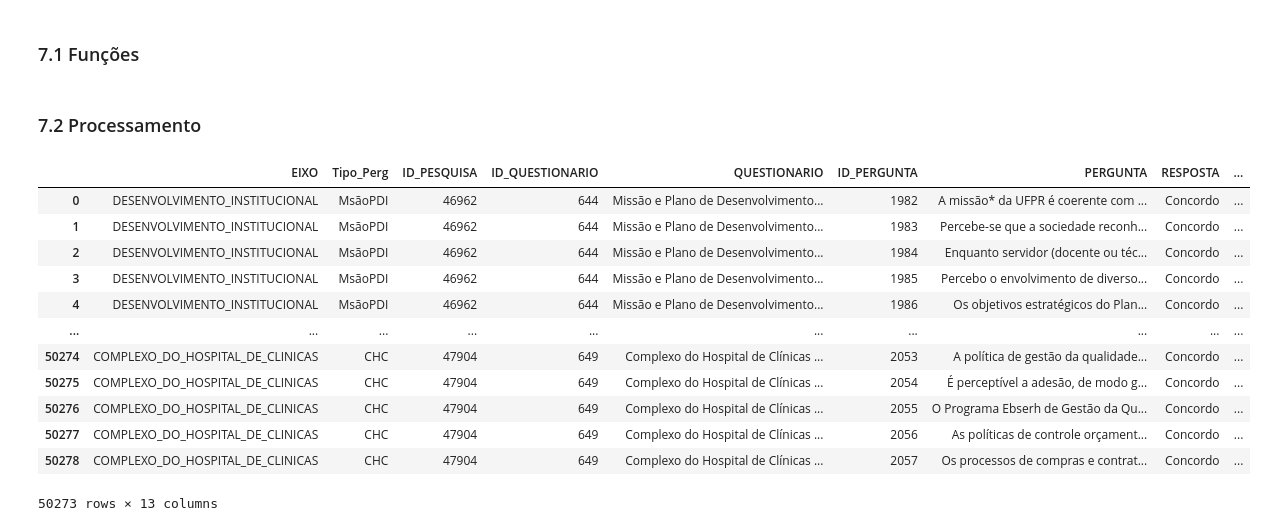
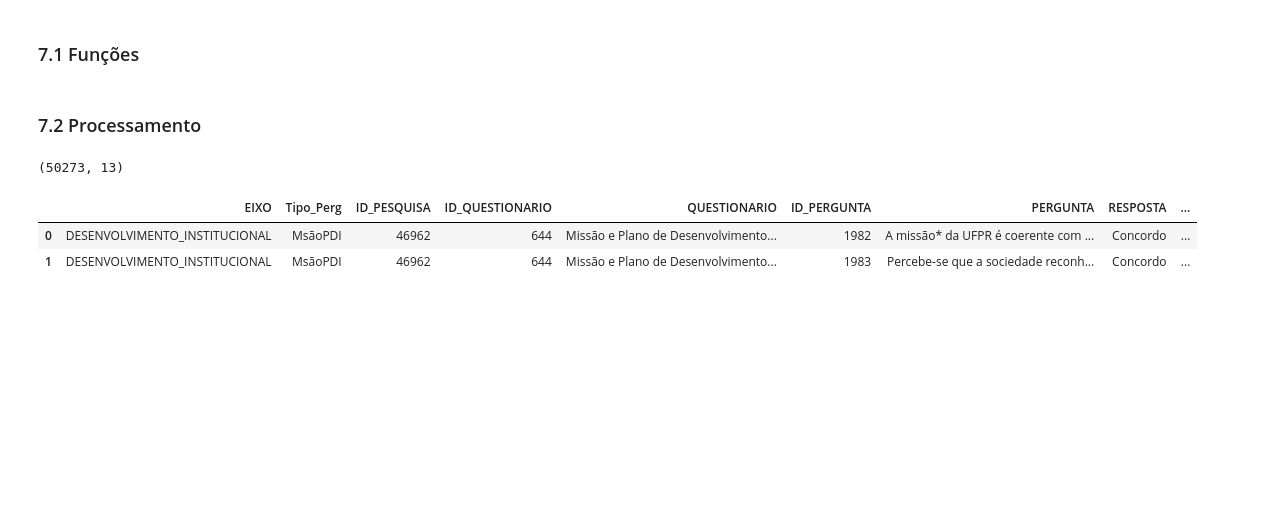
Before and after one commit to IronZiiz/Hackathon_mathmorphosis, a Jupyter notebook: data/processed/preprocessing_dados_institucional.ipynb, the cells around one changed output. Saved outputs shown, nothing was run; the diff lists cells and outputs as text; code cells hidden in the pictures; blank space fills up the shorter version.

```diff
--- a/data/processed/preprocessing_dados_institucional.ipynb
+++ b/data/processed/preprocessing_dados_institucional.ipynb
@@ -316,68 +330,56 @@ def add_axis(df: pd.DataFrame) -> (pd.DataFrame):
 # %%
-def process(df: pd.DataFrame, axis: List[str] | None = None, dimensions:List[str] | None = None, questions:List[str] | None = None) -> (pd.DataFrame):
+def process(df: pd.DataFrame, axis: List[str] | None = None, dimensions:List[str] | None = None, questions:List[str] | None = None) -> (pd.DataFrame,List[str]):
 
     global df_dados_perguntas_raw
+    possible_axis = globals().get('possible_axis_global',None)
 
-    possible_axis = {'PLANEJAMENTO_E_AVALIACAO_INSTITUCIONAL':[],
-                     'DESENVOLVIMENTO_INSTITUCIONAL':['MsãoPDI','RsSc'],
-                     'POLITICAS_ACADEMICAS':[],
-                     'POLITICAS_DE_GESTAO':['PolPes','OrgGesInst','SustFin'],
-                     'INFRAESTUTURA_FISICA':[],
-                     'COMPLEXO_DO_HOSPITAL_DE_CLINICAS':['CHC']}
+    if possible_axis is not None:
+        if axis is None or axis == []:
 
-    if axis is None or axis == []:
-        axis = possible_axis.keys()
+            axis = possible_axis.keys()
 
-    if dimensions is None or dimensions == []:
-        dimensions = []
-        for i in possible_axis.keys():
-            for j in possible_axis[i]:
-                dimensions.append(j)
+        if dimensions is None or dimensions == []:
+            dimensions = []
+            for i in possible_axis.keys():
+                for j in possible_axis[i]:
+                    dimensions.append(j)
 
-    mask_axis = df['EIXO'].isin(axis)
-    mask_dim = df['Tipo_Perg'].isin(dimensions)
+        mask_axis = df['EIXO'].isin(axis)
+        mask_dim = df['Tipo_Perg'].isin(dimensions)
 
-    df_filtered = df[mask_axis & mask_dim]
+        df_filtered = df[mask_axis & mask_dim]
 
-    if questions is not None:
-        df_filtered = df_filtered[df_filtered['PERGUNTA'].isin(questions)]
+        if questions is not None:
+            df_filtered = df_filtered[df_filtered['PERGUNTA'].isin(questions)]
 
-    return df_filtered
+        return (df_filtered,get_questions(df,dimension=dimensions))
 # %% [markdown]
 ### 7.2 Processamento
 # %%
 new_order = ['EIXO',
             'Tipo_Perg',
             'ID_PESQUISA',
             'ID_QUESTIONARIO',
             'QUESTIONARIO',
             'ID_PERGUNTA',
             'PERGUNTA',
             'RESPOSTA',
             'SITUACAO',
             'LOTACAO',
             'SIGLA_LOTACAO',
             'UNIDADE GESTORA',
             'Ordem',
             ]
 
 # Add Axis
 df_merged_institucional2025 = add_axis(df_merged_institucional2025)
 
 # Process and order columns
-df_final_institucional2025 = process(df=df_merged_institucional2025[new_order],axis=[],dimensions=[])
-df_final_institucional2025
+df_final_institucional2025 = process(df=df_merged_institucional2025[new_order],axis=[],dimensions=[])[0]
+print(df_final_institucional2025.shape)
+df_final_institucional2025.head(2)
 # %% [output]
+(50273, 13)
 |  | EIXO | Tipo_Perg | ID_PESQUISA | ID_QUESTIONARIO | QUESTIONARIO | ID_PERGUNTA | PERGUNTA | RESPOSTA | ... |
 | 0 | DESENVOLVIMENTO_INSTITUCIONAL | MsãoPDI | 46962 | 644 | Missão e Plano de Desenvolvimento... | 1982 | A missão* da UFPR é coerente com ... | Concordo | ... |
 | 1 | DESENVOLVIMENTO_INSTITUCIONAL | MsãoPDI | 46962 | 644 | Missão e Plano de Desenvolvimento... | 1983 | Percebe-se que a sociedade reconh... | Concordo | ... |
-| 2 | DESENVOLVIMENTO_INSTITUCIONAL | MsãoPDI | 46962 | 644 | Missão e Plano de Desenvolvimento... | 1984 | Enquanto servidor (docente ou téc... | Concordo | ... |
-| 3 | DESENVOLVIMENTO_INSTITUCIONAL | MsãoPDI | 46962 | 644 | Missão e Plano de Desenvolvimento... | 1985 | Percebo o envolvimento de diverso... | Concordo | ... |
-| 4 | DESENVOLVIMENTO_INSTITUCIONAL | MsãoPDI | 46962 | 644 | Missão e Plano de Desenvolvimento... | 1986 | Os objetivos estratégicos do Plan... | Concordo | ... |
-| ... | ... | ... | ... | ... | ... | ... | ... | ... | ... |
-| 50274 | COMPLEXO_DO_HOSPITAL_DE_CLINICAS | CHC | 47904 | 649 | Complexo do Hospital de Clínicas ... | 2053 | A política de gestão da qualidade... | Concordo | ... |
-| 50275 | COMPLEXO_DO_HOSPITAL_DE_CLINICAS | CHC | 47904 | 649 | Complexo do Hospital de Clínicas ... | 2054 | É perceptível a adesão, de modo g... | Concordo | ... |
-| 50276 | COMPLEXO_DO_HOSPITAL_DE_CLINICAS | CHC | 47904 | 649 | Complexo do Hospital de Clínicas ... | 2055 | O Programa Ebserh de Gestão da Qu... | Concordo | ... |
-| 50277 | COMPLEXO_DO_HOSPITAL_DE_CLINICAS | CHC | 47904 | 649 | Complexo do Hospital de Clínicas ... | 2056 | As políticas de controle orçament... | Concordo | ... |
-| 50278 | COMPLEXO_DO_HOSPITAL_DE_CLINICAS | CHC | 47904 | 649 | Complexo do Hospital de Clínicas ... | 2057 | Os processos de compras e contrat... | Concordo | ... |
-50273 rows × 13 columns
```
Also changed, not shown: parts of 5 cells of this notebook.
